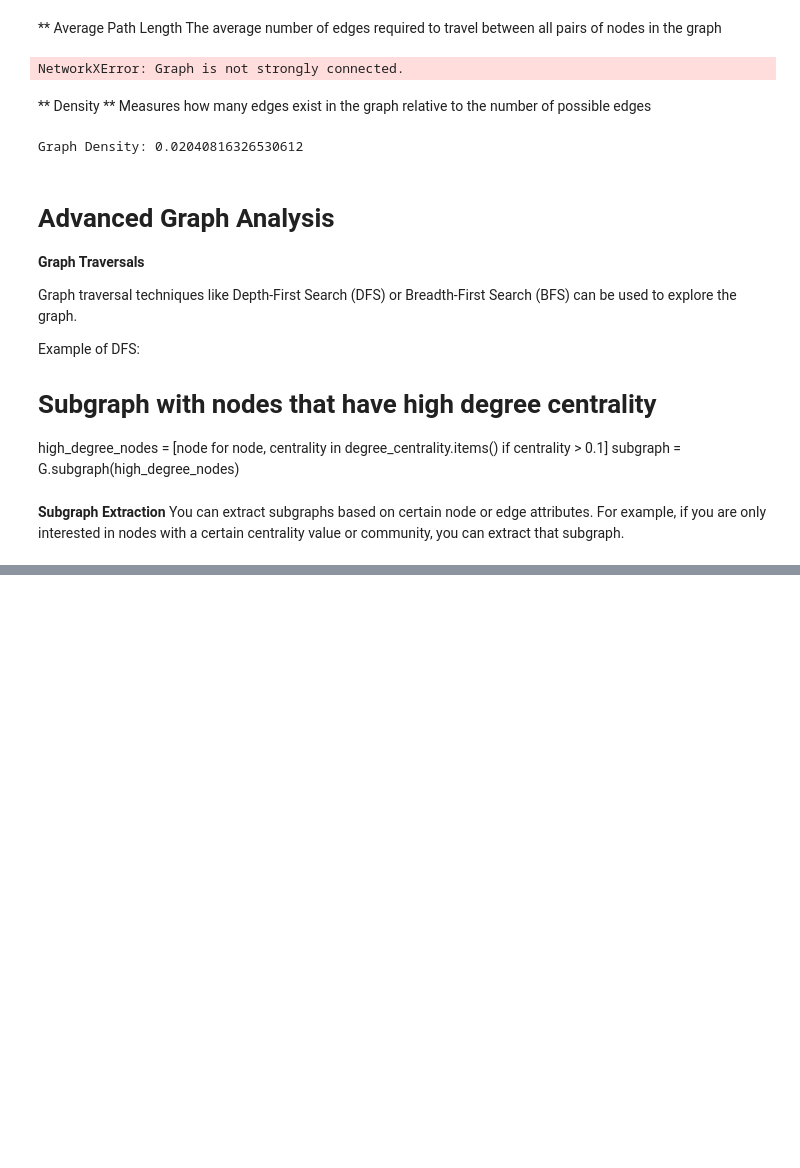
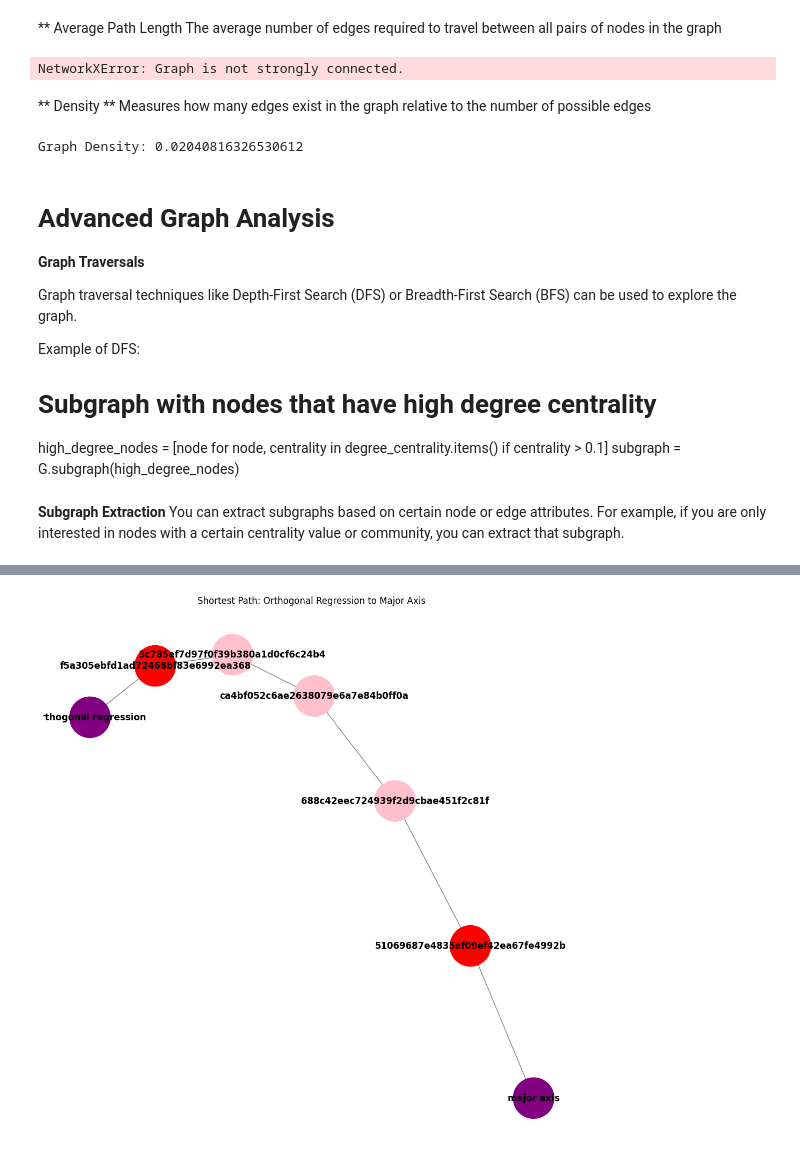
Before and after one commit to albertebaht/02456-deeplearning-project, a Jupyter notebook: visualization.ipynb, the cells around one changed output, grey strips where cells are left out. Cells and saved outputs as stored; diff of their text form; code cells hidden in the pictures; blank space fills up the shorter version.

Commit message:
shortest path

```diff
--- a/visualization.ipynb
+++ b/visualization.ipynb
@@ -247,0 +305,57 @@ subgraph = G.subgraph(high_degree_nodes)
+# %%
+# Run the Cypher query to find the shortest path and process the result immediately
+driver = GraphDatabase.driver(NEO4J_URI, auth=(NEO4J_USERNAME, NEO4J_PASSWORD))
+
+# Run the Cypher query to find the shortest path
+def get_shortest_path():
+    with driver.session() as session:
+        cypher_query = """
+        MATCH p = shortestPath((n1 {id: 'orthogonal regression'})-[*]-(n2 {id: 'major axis'}))
+        RETURN p
+        """
+        result = session.run(cypher_query)
+        # Consume the result and store it in a list
+        return list(result) # this will save a copy of the result
+
+# Get the shortest path
+result = get_shortest_path()
+
+# Define node colors based on the type
+node_type_colors = {
+    'Document': 'blue',
+    'AtomicFact': 'red',
+    'Chunk': 'pink',
+    'KeyElement': 'purple'
+}
+
+# Extract nodes and relationships for visualization
+nodes = []
+edges = []
+node_colors = []
+
+for record in result: # Now you can safely iterate multiple times
+    path = record["p"]
+    for node in path.nodes:
+        nodes.append(node["id"])  # Assuming 'name' is a property of your nodes
+        # Get the type of the node and assign a color based on the type
+        # Updated line to handle frozenset
+        node_type = next(iter(node.labels), 'Unknown')  # Assuming the label is the first in the list
+        node_colors.append(node_type_colors.get(node_type, 'gray'))  # Default to 'gray' if type not found
+    for rel in path.relationships:
+        edges.append((rel.start_node["id"], rel.end_node["id"]))  # Assuming 'name' is a property of your nodes
+
+# Create a NetworkX graph
+G = nx.Graph()
+G.add_nodes_from(nodes)
+G.add_edges_from(edges)
+
+# Visualize the graph with colors based on node types
+plt.figure(figsize=(10, 10))
+pos = nx.spring_layout(G)  # Layout for the nodes
+
+# Draw the graph with node colors based on their type
+nx.draw(G, pos, with_labels=True, node_size=3000, node_color=node_colors, font_size=12, font_weight="bold", edge_color="gray", cmap=plt.cm.get_cmap('tab20'))
+plt.title("Shortest Path: Orthogonal Regression to Major Axis")
+plt.show()
+# %% [output]
+[figure, added]
```
Also changed, not shown: parts of 3 cells of this notebook.
